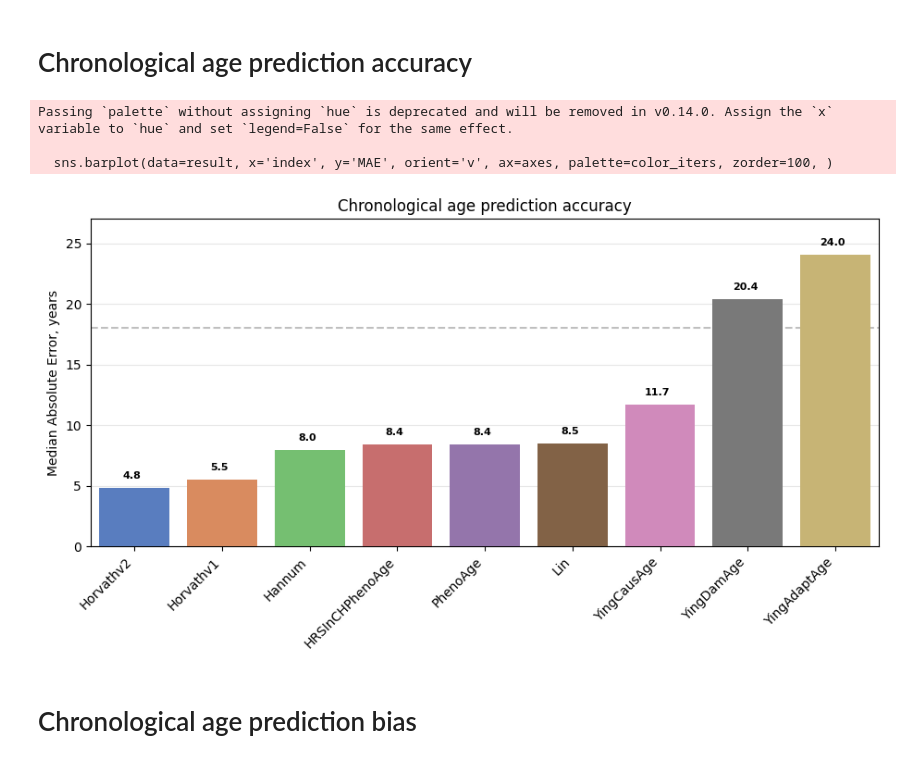
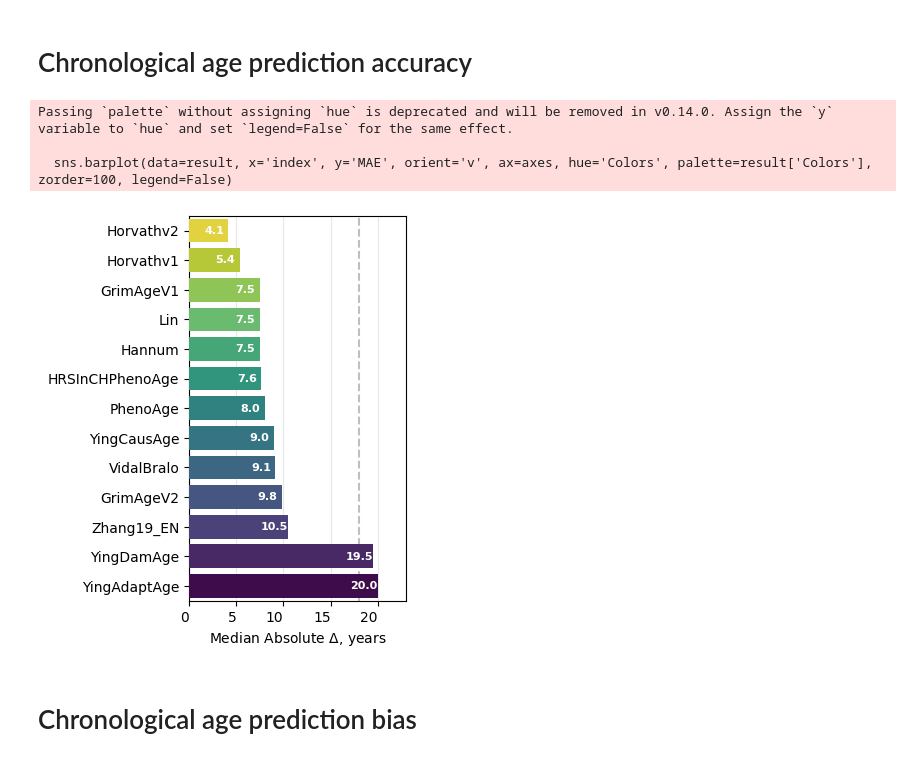
Before and after one commit to ComputationalAgingLab/ComputAge, a Jupyter notebook: benchplots.ipynb, the cells around one changed output. Drawn from its saved outputs; the diff is of its cells as text; code cells hidden in the pictures.

```diff
--- a/benchplots.ipynb
+++ b/benchplots.ipynb
@@ -70,21 +55,21 @@ plt.show()
 # %%
 import seaborn as sns
 from matplotlib import pyplot as plt
 from matplotlib.colors import LinearSegmentedColormap, ListedColormap
 import matplotlib.colors as color
 from scipy.stats import norm
 import pandas as pd
 
-result = pd.read_csv('tmp_bench_results/prefinal2_bench_CA_pred_MAE.csv', index_col=0)
+result = pd.read_csv('/tank/projects/computage/benchmarking2/prefinal2_sesame_imputation/prefinal2_sesame_imputation_bench_CA_pred_MAE.csv', index_col=0)
 
-ax = plot_medae(result, figsize=(11., 4.6), upper_bound=18)
+ax, cdict = plot_medae(result, figsize=(2.8, 5.), upper_bound=18)
 plt.savefig('figures/main/CA_main.pdf', format='pdf', dpi=180)
 plt.show()
 # %% [output]
-Passing `palette` without assigning `hue` is deprecated and will be removed in v0.14.0. Assign the `x` variable to `hue` and set `legend=False` for the same effect.
+Passing `palette` without assigning `hue` is deprecated and will be removed in v0.14.0. Assign the `y` variable to `hue` and set `legend=False` for the same effect.
 
-  sns.barplot(data=result, x='index', y='MAE', orient='v', ax=axes, palette=color_iters, zorder=100, )
+  sns.barplot(data=result, x='index', y='MAE', orient='v', ax=axes, hue='Colors', palette=result['Colors'], zorder=100, legend=False)
-[figure, old version]
+[figure, new version]
 # %% [markdown]
 # Chronological age prediction bias
 # %%
```
Also changed, not shown: parts of 10 cells of this notebook, 4 other files.
